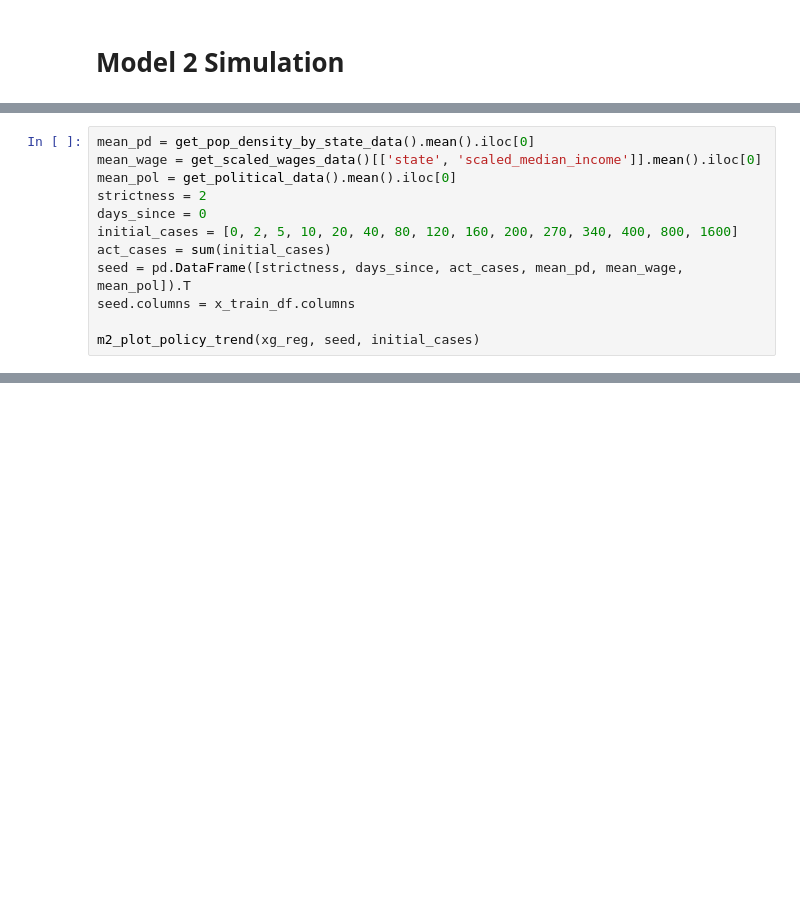
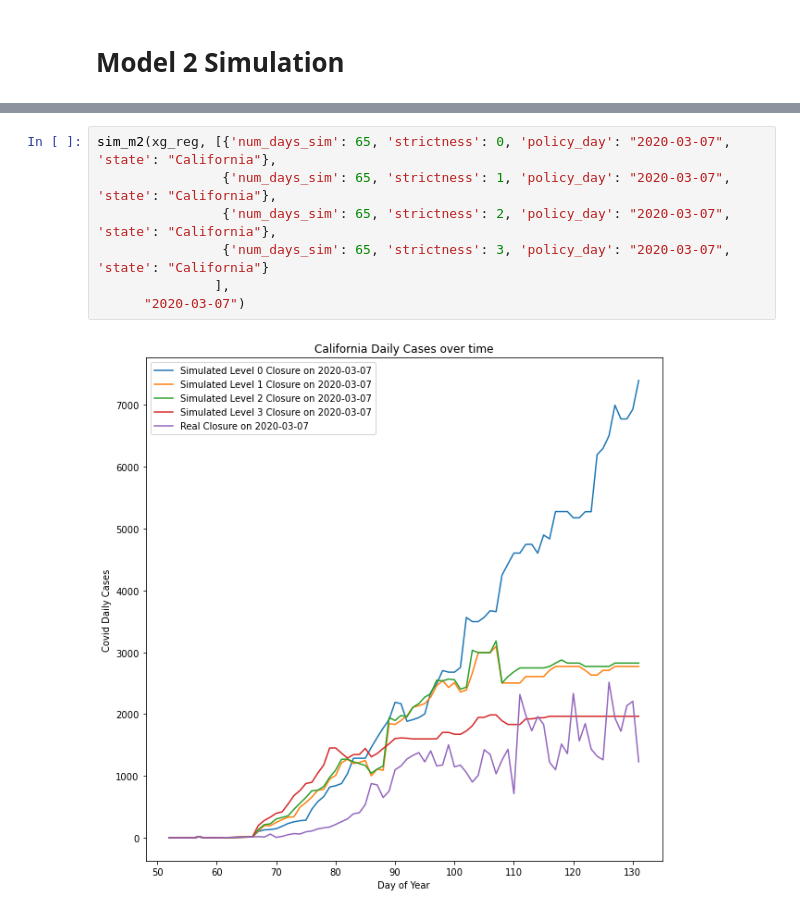
Before and after one commit to sashafomina/covid_policy_analysis, a Jupyter notebook: xgboost_closure.ipynb, the cells around one changed output, grey strips where cells are left out. Drawn from its saved outputs; the diff is of its cells as text; blank space fills up the shorter version.

```diff
--- a/xgboost_closure.ipynb
+++ b/xgboost_closure.ipynb
@@ -466,12 +458,0 @@ def m2_plot_policy_trend(xgb_model, seed, initial_cases):
-# %%
-mean_pd = get_pop_density_by_state_data().mean().iloc[0]
-mean_wage = get_scaled_wages_data()[['state', 'scaled_median_income']].mean().iloc[0]
-mean_pol = get_political_data().mean().iloc[0]
-strictness = 2
-days_since = 0
-initial_cases = [0, 2, 5, 10, 20, 40, 80, 120, 160, 200, 270, 340, 400, 800, 1600]
-act_cases = sum(initial_cases)
-seed = pd.DataFrame([strictness, days_since, act_cases, mean_pd, mean_wage, mean_pol]).T
-seed.columns = x_train_df.columns
-
-m2_plot_policy_trend(xg_reg, seed, initial_cases)
@@ -499,0 +560,9 @@ temp.loc[temp.state == 'Texas']
+# %%
+sim_m2(xg_reg, [{'num_days_sim': 65, 'strictness': 0, 'policy_day': "2020-03-07", 'state': "California"},
+                {'num_days_sim': 65, 'strictness': 1, 'policy_day': "2020-03-07", 'state': "California"},
+                {'num_days_sim': 65, 'strictness': 2, 'policy_day': "2020-03-07", 'state': "California"},
+                {'num_days_sim': 65, 'strictness': 3, 'policy_day': "2020-03-07", 'state': "California"}
+               ],
+      "2020-03-07")
+# %% [output]
+[figure, added]
```
Also changed, not shown: parts of 34 cells of this notebook, 2 other files.
